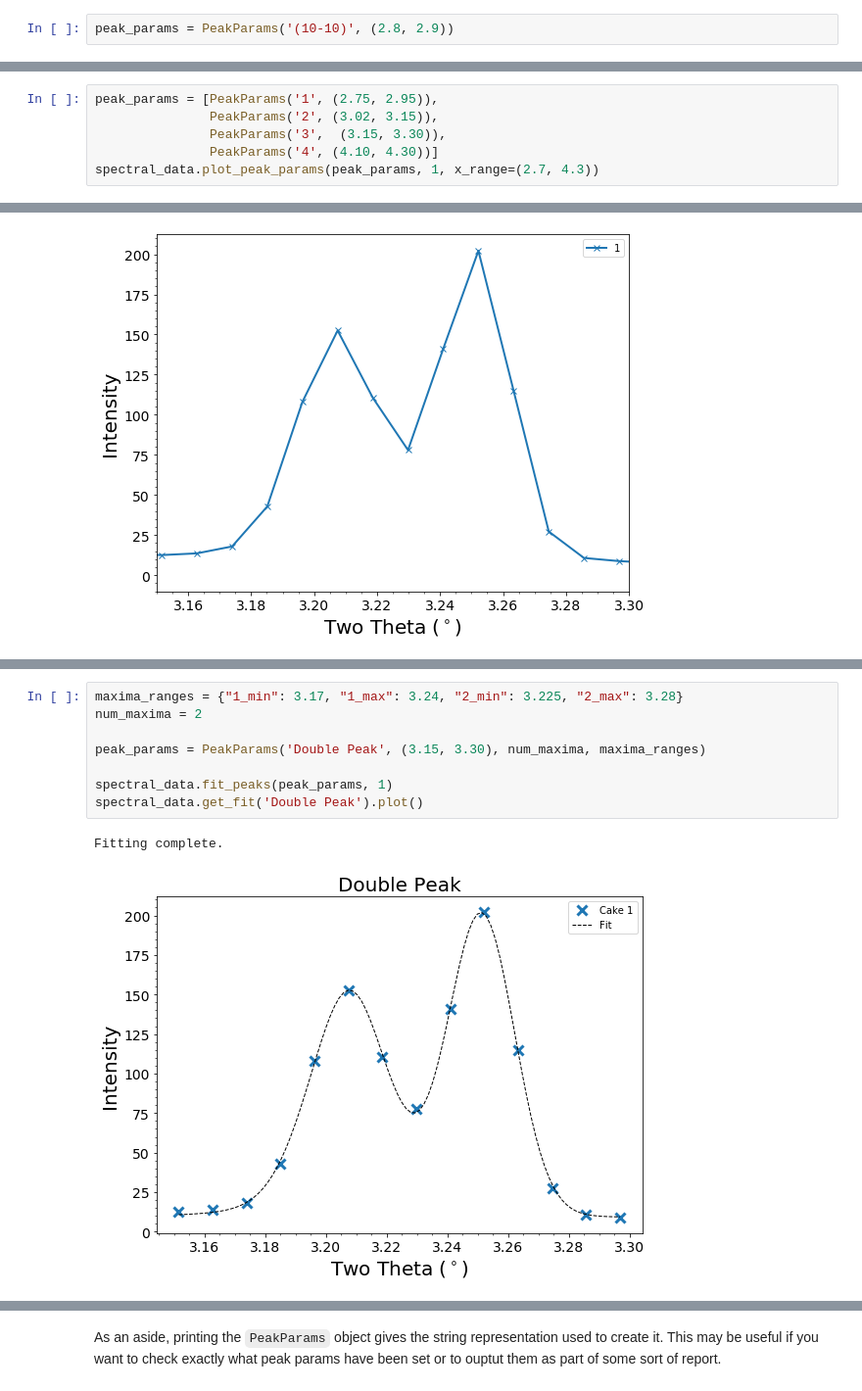
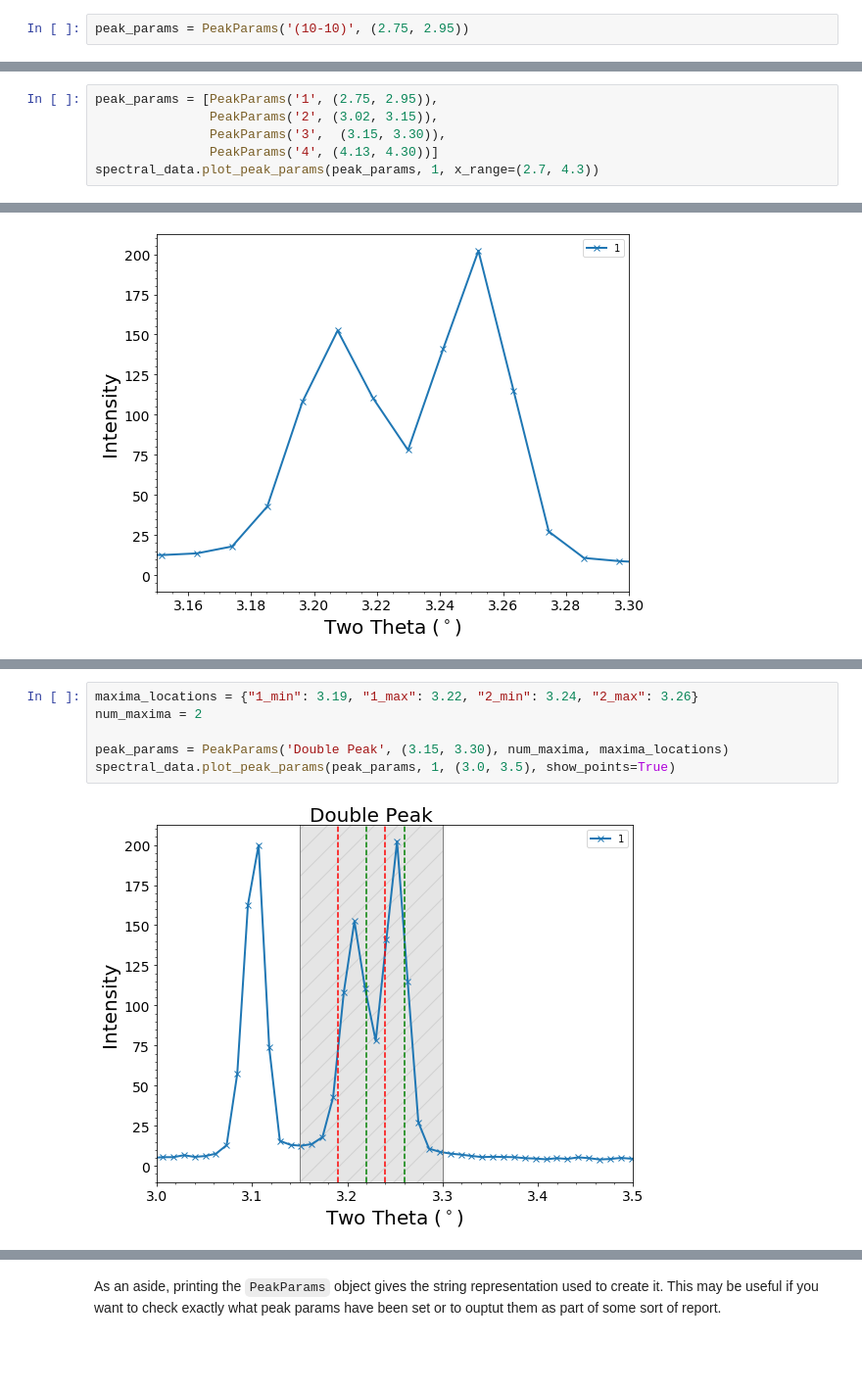
Before and after one commit to LightForm-group/xrdfit, a Jupyter notebook: tutorial notebooks/1 - Basic analysis workflow.ipynb, the cells around one changed output, grey strips where cells are left out. Shown at 98% size. Drawn from its saved outputs; the diff is of its cells as text; blank space fills up the shorter version.

Commit message:
Clarified use of PeakParams in example tutorials
Changed variable names in the PeakParams object to better reflect their
current use.

```diff
--- a/tutorial notebooks/1 - Basic analysis workflow.ipynb
+++ b/tutorial notebooks/1 - Basic analysis workflow.ipynb
@@ -77,5 +83,5 @@ To begin a fit, we need to define the **peak name** and **peak bounds**. The **p
 # %%
-peak_params = PeakParams('(10-10)', (2.8, 2.9))
+peak_params = PeakParams('(10-10)', (2.75, 2.95))
 # %% [markdown]
 Because the peak is only a singlet peak we do not need to provide any fitting parameters. The fitting is able to automatically fit the maximum in a singlet peak without help.
 
@@ -166,6 +169,6 @@ By providing a list of `PeakParams`, we can fit multiple peaks simultaneously. O
 peak_params = [PeakParams('1', (2.75, 2.95)),
                PeakParams('2', (3.02, 3.15)),
                PeakParams('3',  (3.15, 3.30)),
-               PeakParams('4', (4.10, 4.30))]
+               PeakParams('4', (4.13, 4.30))]
 spectral_data.plot_peak_params(peak_params, 1, x_range=(2.7, 4.3))
 # %% [output]
@@ -207,11 +210,8 @@ By default the `PeakParams` object describes a single peak. In this case we must
 # %%
-maxima_ranges = {"1_min": 3.17, "1_max": 3.24, "2_min": 3.225, "2_max": 3.28}
+maxima_locations = {"1_min": 3.19, "1_max": 3.22, "2_min": 3.24, "2_max": 3.26}
 num_maxima = 2
 
-peak_params = PeakParams('Double Peak', (3.15, 3.30), num_maxima, maxima_ranges)
-
-spectral_data.fit_peaks(peak_params, 1)
-spectral_data.get_fit('Double Peak').plot()
+peak_params = PeakParams('Double Peak', (3.15, 3.30), num_maxima, maxima_locations)
+spectral_data.plot_peak_params(peak_params, 1, (3.0, 3.5), show_points=True)
 # %% [output]
-Fitting complete.
-[figure, old version]
+[figure, new version]
```
Also changed, not shown: parts of 21 cells of this notebook, 4 other files.
